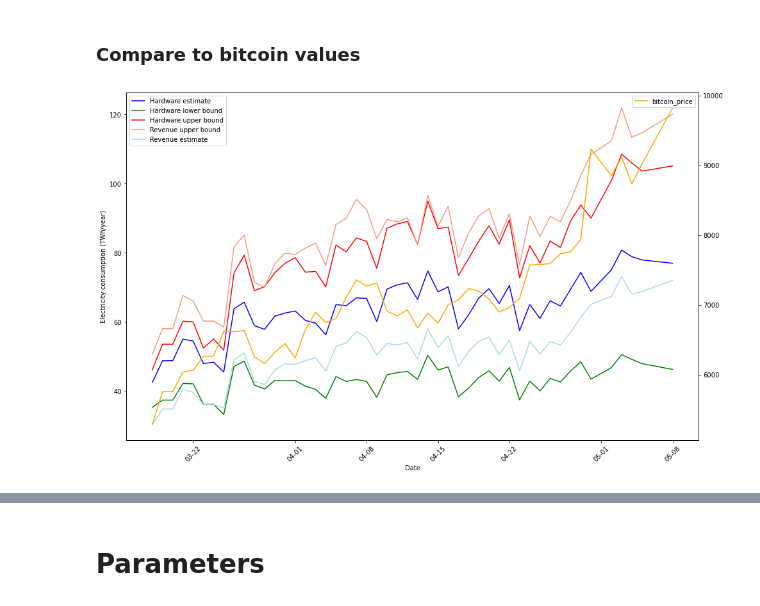
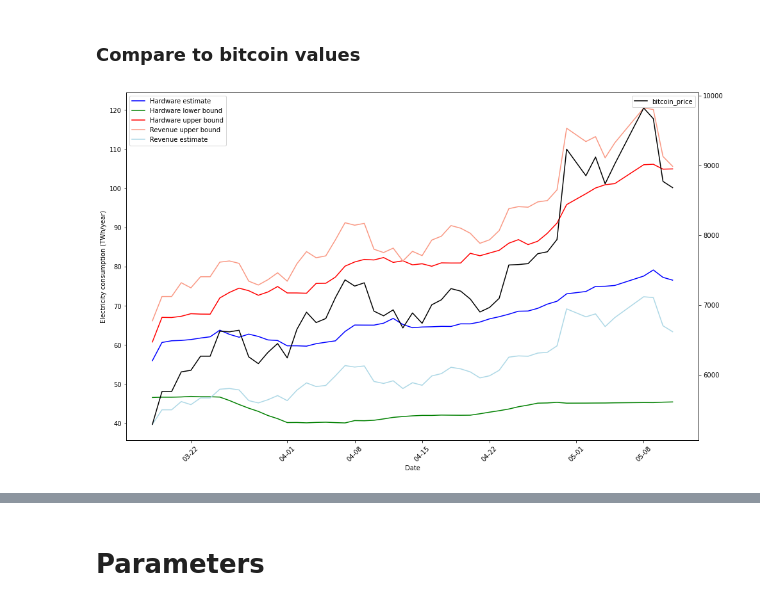
Before and after one commit to Lukasdeloose/sustainable_blockchain, a Jupyter notebook: data_analysis/energy_consumption.ipynb, the cells around one changed output, grey strips where cells are left out. Saved outputs shown, nothing was run; the diff lists cells and outputs as text; code cells hidden in the pictures.

```diff
--- a/data_analysis/energy_consumption.ipynb
+++ b/data_analysis/energy_consumption.ipynb
@@ -32,12 +32,16 @@ def clean_mineable_data(data):
     return data
 # %%
 # Read in data
+block_time_fix = True
 dates = []
 data_hist = []
 for file in os.listdir(HIST_PATH):
     # Load the daily data in a list
     data_day = pd.read_csv(HIST_PATH+file)
     data_day = clean_mineable_data(data_day)
+    if block_time_fix:
+        data_day.loc['bitcoin', 'block_time'] = 600
+        data_day.loc['ethereum', 'block_time'] = 10
     data_hist.append(data_day)
 
     # Get the dates in a list
@@ -95,3 +119,0 @@ data = {'location': ['China', 'US', 'Russia', 'Kazakhstan', 'Malaysia','Iran','C
-# %%
-CBECI_geography = pd.DataFrame(data)
-CBECI_geography
@@ -109,0 +120,4 @@ CBECI_geography
+# %%
+avg_price = np.sum(CBECI_geography['share']*CBECI_geography['normal_price'])
+world_avg = pd.DataFrame({'share':1, 'normal_price': avg_price},index = ['World'])
+world_avg
@@ -148,7 +158,7 @@ In this section we make a first estimation based on the most efficient hardware
 # Bitcoin forks have the same initial difficulty
 bitcoin_forks = ['bitcoin', 'bitcoincash','bitcoinsv', 'litecoincash']
 # %%
-def hardware_based_estimation(data, PUE_dict = std_PUE, moving_avg_difficulty = 7, moving_avg_price=7, growth_factor=1, estimates=False, PUE_fix = True, electricity_price = avg_electricity_price):
+def hardware_based_estimation(data, PUE_dict = std_PUE, moving_avg_difficulty = 7, moving_avg_price=7, growth_factor=1, estimates=False, PUE_fix = True, geography_data = world_avg):
     """
     Function that calculates upper bound, lower bound, estimate and market cap for all data.
     Returns a list, each entry is the bounds for one day
@@ -158,7 +168,6 @@ def hardware_based_estimation(data, PUE_dict = std_PUE, moving_avg_difficulty =
     prices = pd.DataFrame()
     for i in range(len(data)):
         data_day = data[i]
-        result = pd.DataFrame()
         found_data = data_day[~data_day.isnull().any(axis=1)].copy()
 
         # Fill in original difficulties
@@ -176,21 +185,23 @@ def hardware_based_estimation(data, PUE_dict = std_PUE, moving_avg_difficulty =
         # Calculate nethash
         found_missing_difficulty['nethash_calc'] = found_missing_difficulty['difficulty_MA']*found_missing_difficulty['difficulty_factor']/found_missing_difficulty['block_time'] # amount of hashes per second
 
-        # Create dictionairy that maps coins to their profitable hardware
-        lower_prof_hardware = dict(found_missing_difficulty.apply(lambda x: create_profitable_set(x, PUE_dict,"lower",PUE_fix, electricity_price), axis = 1))
-        upper_prof_hardware = dict(found_missing_difficulty.apply(lambda x: create_profitable_set(x, PUE_dict,"upper",PUE_fix, electricity_price), axis = 1))
-        estimate_prof_hardware = dict(found_missing_difficulty.apply(lambda x: create_profitable_set(x, PUE_dict,"estimate",PUE_fix, electricity_price), axis = 1))
+        result = pd.DataFrame(index= found_missing_difficulty.index,columns=['lower_bound', 'upper_bound', 'estimate', 'estimate_weighted', 'estimate_breakeven']).fillna(0)
 
-        # Calculate estimates
-        result['lower_bound'] = found_missing_difficulty.apply(lambda x: calc_bound(x, lower_prof_hardware, True),axis=1)
-        result['upper_bound'] = found_missing_difficulty.apply(lambda x: calc_bound(x, upper_prof_hardware, False),axis=1)
-        result['estimate'] = found_missing_difficulty.apply(lambda x: calc_estimate(x, estimate_prof_hardware),axis=1)
+        for _, l in geography_data.iterrows():
+            # Create dictionairy that maps coins to their profitable hardware
+            lower_prof_hardware = dict(found_missing_difficulty.apply(lambda x: create_profitable_set(x, PUE_dict,"lower",PUE_fix, l['normal_price']), axis = 1))
+            upper_prof_hardware = dict(found_missing_difficulty.apply(lambda x: create_profitable_set(x, PUE_dict,"upper",PUE_fix, l['normal_price']), axis = 1))
+            estimate_prof_hardware = dict(found_missing_difficulty.apply(lambda x: create_profitable_set(x, PUE_dict,"estimate",PUE_fix, l['normal_price']), axis = 1))
+
+            result['lower_bound'] += found_missing_difficulty.apply(lambda x: calc_bound(x, l['share'],lower_prof_hardware, True),axis=1)
+            result['upper_bound'] += found_missing_difficulty.apply(lambda x: calc_bound(x, l['share'],upper_prof_hardware, False),axis=1)
+            result['estimate'] += found_missing_difficulty.apply(lambda x: calc_estimate(x, l['share'],estimate_prof_hardware),axis=1)
+
+            if estimates:
+                result['estimate_weighted'] += found_missing_difficulty.apply(lambda x: calc_estimate_weighted(x, l['share'],estimate_prof_hardware),axis=1)
+                result['estimate_breakeven'] += found_missing_difficulty.apply(lambda x: calc_estimate_breakeven(x, l['share'],estimate_prof_hardware),axis=1)
+
         result['market_cap'] = found_missing_difficulty['market_cap']
-
-        if estimates:
-            result['estimate_weighted'] = found_missing_difficulty.apply(lambda x: calc_estimate_weighted(x, estimate_prof_hardware),axis=1)
-            result['estimate_breakeven'] = found_missing_difficulty.apply(lambda x: calc_estimate_breakeven(x, estimate_prof_hardware),axis=1)
-
         result = result[result['estimate'] != 0]
 
         bounds.append(result.copy())
@@ -664,22 +675,22 @@ bitcoin_difficulty = [data.loc['bitcoin', 'difficulty'] for data in data_hist]
 # %%
 fig, ax1 = plt.subplots(figsize=(16,10))
 
 ax1.plot(dates, hardware_bounds_total['estimate'], label="Hardware estimate", color="blue")
 ax1.plot(dates, hardware_bounds_total['lower'], label="Hardware lower bound",color="green")
 ax1.plot(dates, hardware_bounds_total['upper'], label="Hardware upper bound", color="red")
 ax1.plot(dates, revenue_bounds_total['upper'], label="Revenue upper bound", color="#FA9883")
 ax1.plot(dates, revenue_bounds_total['estimate'], label="Revenue estimate", color="lightblue")
 plt.xticks(rotation=45)
 ax1.set_ylabel("Electricity consumption (TWh/year)")
 ax1.set_xlabel("Date")
 ax1.legend()
 ax2 = ax1.twinx()
-ax2.plot(dates, bitcoin_price, label="bitcoin_price", color="orange")
+ax2.plot(dates, bitcoin_price, label="bitcoin_price", color="black")
 ax2.legend()
 plt.gca().xaxis.set_major_formatter(date_form)
 plt.show()
 # %% [output]
-[figure, old version]
+[figure, new version]
 # %%
 fig, ax1 = plt.subplots(figsize=(16,10))
 
```
Also changed, not shown: parts of 35 cells of this notebook, 10 other files.
